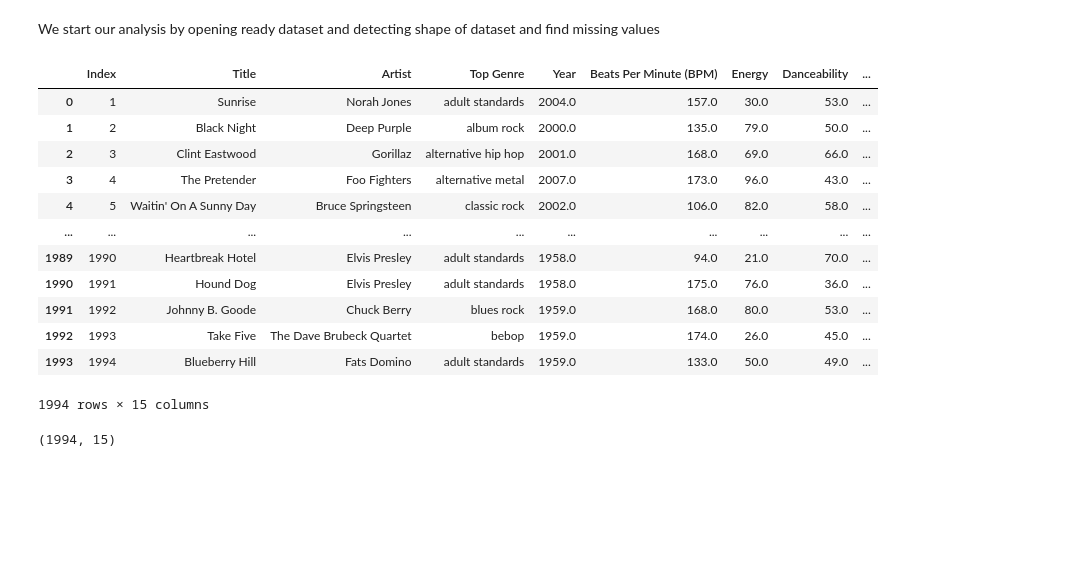
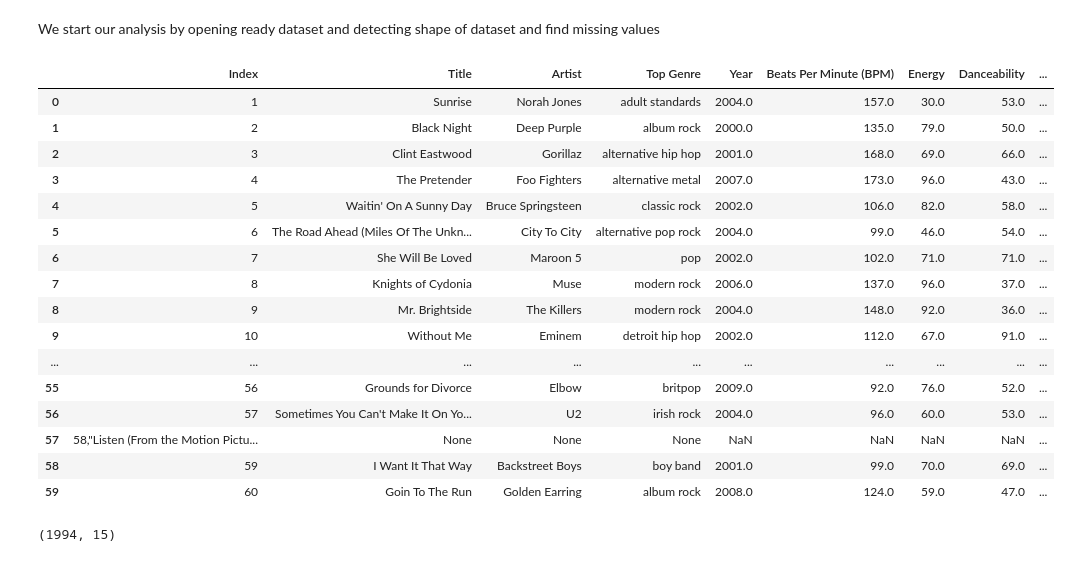
Before and after one commit to Sabina-Karenkina/Analysis-Spotify-Top-2000, a Jupyter notebook: ProjectIDA.ipynb, the cells around one changed output. Saved outputs shown, nothing was run; the diff lists cells and outputs as text; code cells hidden in the pictures; blank space fills up the shorter version.

Commit message:
Updating final version for project part1

```diff
--- a/ProjectIDA.ipynb
+++ b/ProjectIDA.ipynb
@@ -52,23 +54,30 @@ import matplotlib.pyplot as plt
 import datetime as dt
 import random
 # %%
-top = pd.read_csv(r"C:\Users\User\Desktop\data analytics\Project\Analysis-Spotify-Top-2000\Spotify-2000.csv",delimiter = ",")
-top
+# making data frame from csv file
+top = pd.read_csv(r"C:\Users\User\Desktop\data analytics\Project\Analysis-Spotify-Top-2000\Spotify-2000.csv",delimiter = ",",
+            encoding = "UTF-8", doublequote=True, engine="python", quotechar='"', quoting=csv.QUOTE_ALL)
+top.head(60)
 # %% [output]
 |  | Index | Title | Artist | Top Genre | Year | Beats Per Minute (BPM) | Energy | Danceability | ... |
 | 0 | 1 | Sunrise | Norah Jones | adult standards | 2004.0 | 157.0 | 30.0 | 53.0 | ... |
 | 1 | 2 | Black Night | Deep Purple | album rock | 2000.0 | 135.0 | 79.0 | 50.0 | ... |
 | 2 | 3 | Clint Eastwood | Gorillaz | alternative hip hop | 2001.0 | 168.0 | 69.0 | 66.0 | ... |
 | 3 | 4 | The Pretender | Foo Fighters | alternative metal | 2007.0 | 173.0 | 96.0 | 43.0 | ... |
 | 4 | 5 | Waitin' On A Sunny Day | Bruce Springsteen | classic rock | 2002.0 | 106.0 | 82.0 | 58.0 | ... |
+| 5 | 6 | The Road Ahead (Miles Of The Unkn... | City To City | alternative pop rock | 2004.0 | 99.0 | 46.0 | 54.0 | ... |
+| 6 | 7 | She Will Be Loved | Maroon 5 | pop | 2002.0 | 102.0 | 71.0 | 71.0 | ... |
+| 7 | 8 | Knights of Cydonia | Muse | modern rock | 2006.0 | 137.0 | 96.0 | 37.0 | ... |
+| 8 | 9 | Mr. Brightside | The Killers | modern rock | 2004.0 | 148.0 | 92.0 | 36.0 | ... |
+| 9 | 10 | Without Me | Eminem | detroit hip hop | 2002.0 | 112.0 | 67.0 | 91.0 | ... |
 | ... | ... | ... | ... | ... | ... | ... | ... | ... | ... |
-| 1989 | 1990 | Heartbreak Hotel | Elvis Presley | adult standards | 1958.0 | 94.0 | 21.0 | 70.0 | ... |
-| 1990 | 1991 | Hound Dog | Elvis Presley | adult standards | 1958.0 | 175.0 | 76.0 | 36.0 | ... |
-| 1991 | 1992 | Johnny B. Goode | Chuck Berry | blues rock | 1959.0 | 168.0 | 80.0 | 53.0 | ... |
-| 1992 | 1993 | Take Five | The Dave Brubeck Quartet | bebop | 1959.0 | 174.0 | 26.0 | 45.0 | ... |
-| 1993 | 1994 | Blueberry Hill | Fats Domino | adult standards | 1959.0 | 133.0 | 50.0 | 49.0 | ... |
+| 55 | 56 | Grounds for Divorce | Elbow | britpop | 2009.0 | 92.0 | 76.0 | 52.0 | ... |
+| 56 | 57 | Sometimes You Can't Make It On Yo... | U2 | irish rock | 2004.0 | 96.0 | 60.0 | 53.0 | ... |
+| 57 | 58,"Listen (From the Motion Pictu... | None | None | None | NaN | NaN | NaN | NaN | ... |
+| 58 | 59 | I Want It That Way | Backstreet Boys | boy band | 2001.0 | 99.0 | 70.0 | 69.0 | ... |
+| 59 | 60 | Goin To The Run | Golden Earring | album rock | 2008.0 | 124.0 | 59.0 | 47.0 | ... |
-1994 rows × 15 columns
-# %%
-top.shape
-# %% [output]
-(1994, 15)
+# %%
+#show size of table- in rows and columns
+top.shape
+# %% [output]
+(1994, 15)
```
Also changed, not shown: parts of 12 cells of this notebook.
